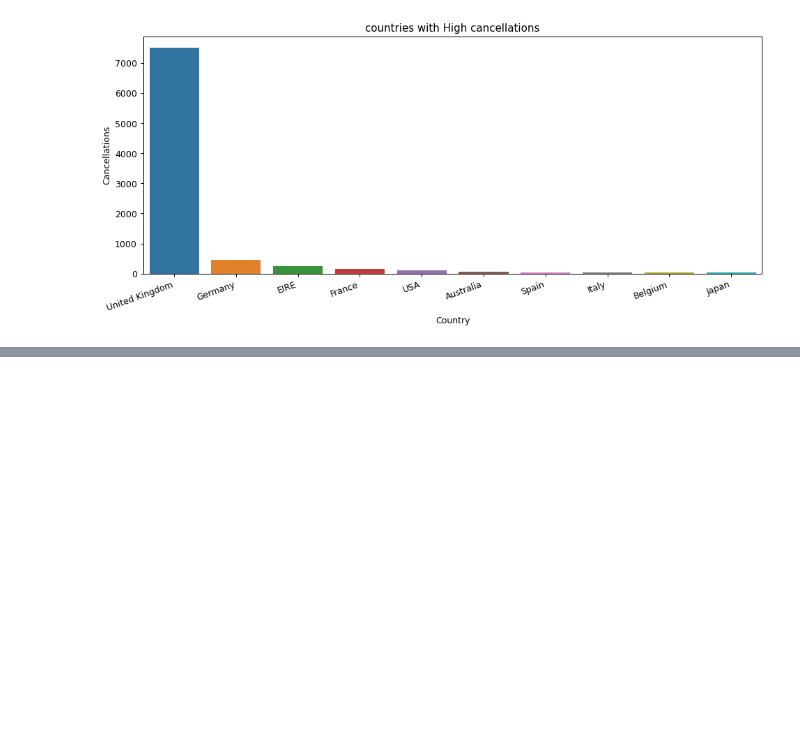
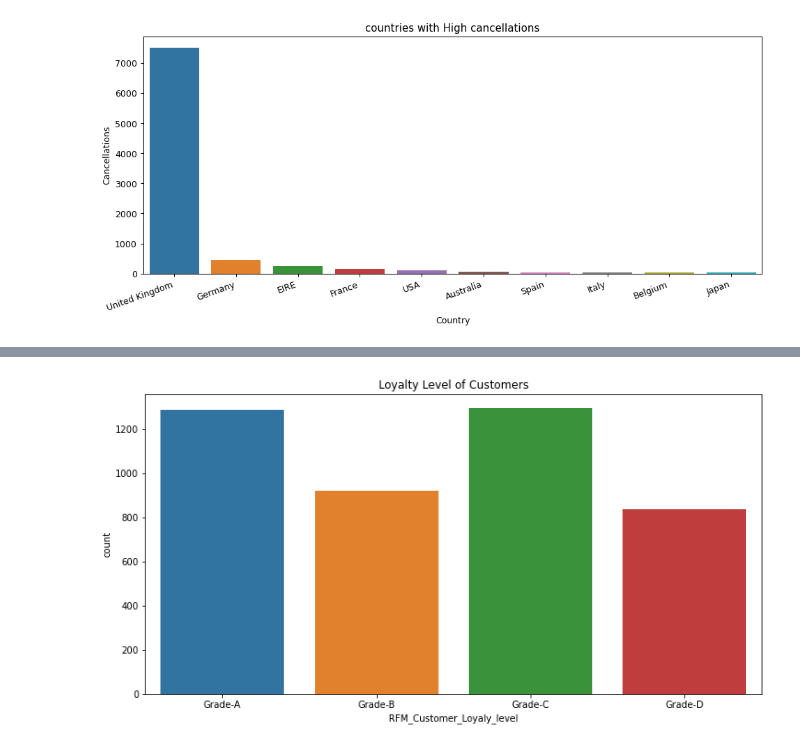
Before and after one commit to pratikghodke777/Online-Retail-Customer-Segmentation, a Jupyter notebook: Online_Retail_Customer_Segmentation_final_2_Capstone_Project.ipynb, the cells around one changed output, grey strips where cells are left out. Saved outputs shown, nothing was run; the diff lists cells and outputs as text; code cells hidden in the pictures; blank space fills up the shorter version.

```diff
--- a/Online_Retail_Customer_Segmentation_final_2_Capstone_Project.ipynb
+++ b/Online_Retail_Customer_Segmentation_final_2_Capstone_Project.ipynb
@@ -432,0 +548,7 @@ sns.barplot(data=country_cancellations.head(10),x="Country",y="Cancellations")
+# %%
+# Assign Loyelty Level to each customer
+Customer_Loyaly_level = ['Grade-A','Grade-B','Grade-C','Grade-D']
+
+Score_cut = pd.qcut(rfm['RFM_Score'],q = 4,labels=Customer_Loyaly_level)
+rfm['RFM_Customer_Loyaly_level'] = Score_cut.values
+rfm.reset_index().head()
@@ -432,0 +562,9 @@ sns.barplot(data=country_cancellations.head(10),x="Country",y="Cancellations")
+# %%
+# Plot the loyelty level
+plt.figure(figsize=(12,6))
+sns.countplot(rfm['RFM_Customer_Loyaly_level'])
+plt.title('Loyalty Level of Customers')
+
+plt.show()
+# %% [output]
+[figure, added]
```
Also changed, not shown: parts of 18 cells of this notebook.
